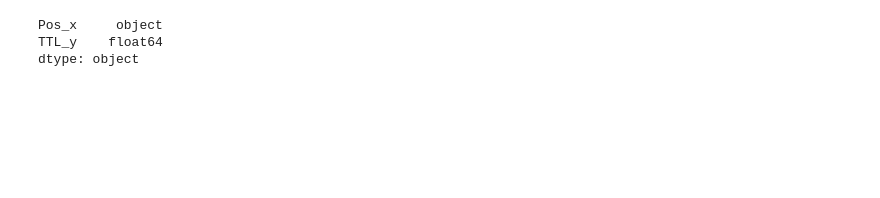
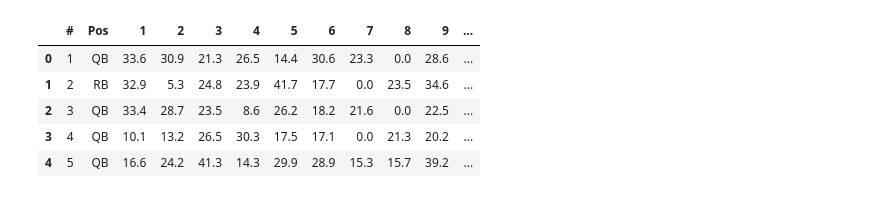
Before and after one commit to Gwilson337/Project-4, a Jupyter notebook: FinalProject/ETL.ipynb, the cells around one changed output. Cells and saved outputs as stored; diff of their text form; code cells hidden in the pictures; blank space fills up the shorter version.

```diff
--- a/FinalProject/ETL.ipynb
+++ b/FinalProject/ETL.ipynb
@@ -68,4 +120,0 @@ all_df
-# %%
-#Replace missing values with zero
-all_df.fillna(0, inplace=True)
-all_df
@@ -86,7 +120,0 @@ all_df
-# %%
-# Check column types
-all_df.dtypes
-# %% [output]
-Pos_x     object
-TTL_y    float64
-dtype: object
@@ -113,2 +121,11 @@ dtype: object
 # %%
-# all_df = all_df.drop(columns=["Player", "Team", "Pos"])
+# Drop unnecessary columns
+all_df = all_df.drop(columns=["Player", "Team", "17", "AVG", "18"])
+all_df.head()
+# %% [output]
+|  | # | Pos | 1 | 2 | 3 | 4 | 5 | 6 | 7 | 8 | 9 | ... |
+| 0 | 1 | QB | 33.6 | 30.9 | 21.3 | 26.5 | 14.4 | 30.6 | 23.3 | 0.0 | 28.6 | ... |
+| 1 | 2 | RB | 32.9 | 5.3 | 24.8 | 23.9 | 41.7 | 17.7 | 0.0 | 23.5 | 34.6 | ... |
+| 2 | 3 | QB | 33.4 | 28.7 | 23.5 | 8.6 | 26.2 | 18.2 | 21.6 | 0.0 | 22.5 | ... |
+| 3 | 4 | QB | 10.1 | 13.2 | 26.5 | 30.3 | 17.5 | 17.1 | 0.0 | 21.3 | 20.2 | ... |
+| 4 | 5 | QB | 16.6 | 24.2 | 41.3 | 14.3 | 29.9 | 28.9 | 15.3 | 15.7 | 39.2 | ... |
```
Also changed, not shown: parts of 28 cells of this notebook, 2 other files.
